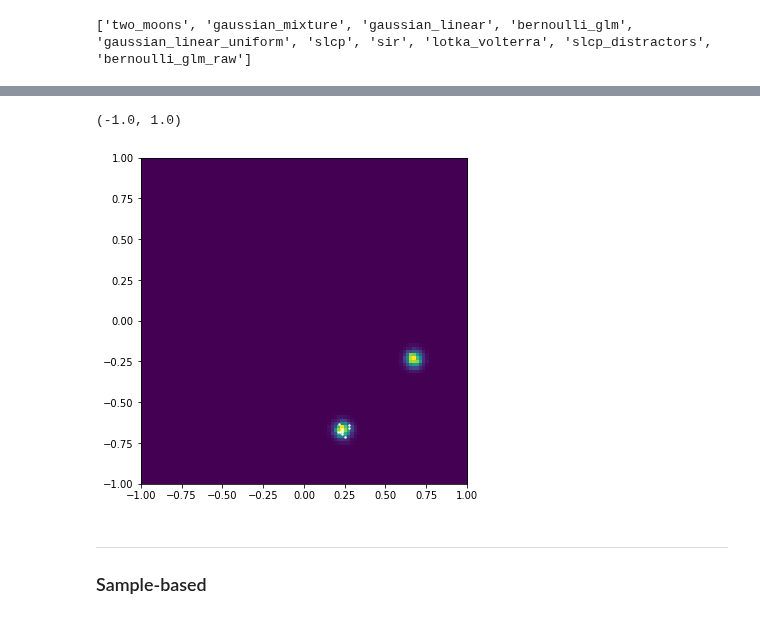
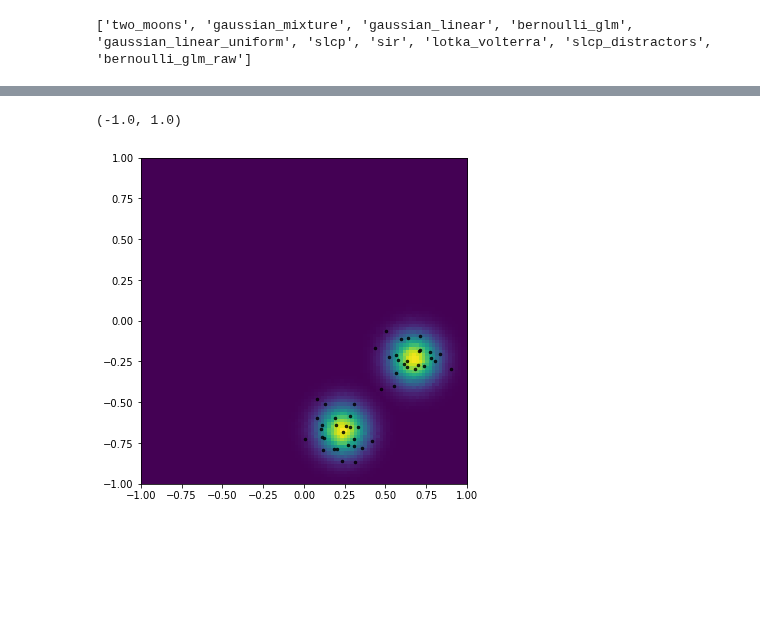
Before and after one commit to mackelab/neuralgbi, a Jupyter notebook: paper/fig2/notebooks/01_grid_posterior.ipynb, the cells around one changed output, grey strips where cells are left out. Drawn from its saved outputs; the diff is of its cells as text; code cells hidden in the pictures; blank space fills up the shorter version.

Commit message:
working on amortized distance estimator

```diff
--- a/paper/fig2/notebooks/01_grid_posterior.ipynb
+++ b/paper/fig2/notebooks/01_grid_posterior.ipynb
@@ -91,6 +77,6 @@ gl = reference_generalized_loglikelihood(thetas, x_o, xs, mse_dist, log_prob_fn)
 gl = torch.reshape(gl, th_res)
 # %%
-beta = 1
+beta = 100
 plt.figure(figsize=(6,6))
 _ = plt.imshow((gl * -beta).exp().numpy().T, extent=[-1,1,-1,1], origin='lower')
 # %% [output]
@@ -102,14 +84,18 @@ from sbi.utils import BoxUniform
 # %%
 class GBIPotential(BasePotential):
     allow_iid_x = False
-    def __init__(self, prior, x_o, gen_llh_fn, beta=1.):
+    def __init__(self, prior, x_o, gen_llh_fn, lh_type, beta=1.):
         super().__init__(prior, x_o)
         self.gen_llh_fn = gen_llh_fn
+        self.lh_type = lh_type
 
     def __call__(self, theta, track_gradients = True):
-        # integral based
-        # return -beta * self.gen_llh_fn(theta, self.x_o, xs, mse_dist, log_prob_fn) + self.prior.log_prob(theta)
-
-        # sampled based
-        return -beta * self.gen_llh_fn(theta, self.x_o, mse_dist, simulator, n_per_theta=500) + self.prior.log_prob(theta)
+        # should fix this, some global variables are accessed here, e.g.,
+        # xs, which is the x_grid, the distance_func, the simulator, etc.
+        if self.lh_type == 'integral':
+            # integral based
+            return -beta * self.gen_llh_fn(theta, self.x_o, xs, dx, mse_dist, log_prob_fn) + self.prior.log_prob(theta)
+        elif self.lh_type == 'sample':
+            # sampled based
+            return -beta * self.gen_llh_fn(theta, self.x_o, mse_dist, simulator, n_per_theta=500) + self.prior.log_prob(theta)
 # %%
@@ -124,11 +118,19 @@ theta_np = theta_posterior_samples.numpy()
+# %%
+simulator = task.get_simulator()
+gl_sample = reference_generalized_loglikelihood_samples(thetas, x_o, mse_dist, simulator, n_per_theta=500)
+gl_sample = torch.reshape(gl_sample, th_res)
+# %%
+# sample-based samples
+beta = 100
+gbi_potential_sample = GBIPotential(prior, x_o, reference_generalized_loglikelihood_samples, lh_type='sample', beta=beta)
+sampler = RejectionPosterior(gbi_potential_sample, prior)
+theta_posterior_samples = sampler.sample((50,))
+theta_np_sample = theta_posterior_samples.numpy()
 # %%
 plt.figure(figsize=(6,6))
-plt.imshow((-beta*gl).exp().numpy().T, extent=[-1,1,-1,1], origin='lower')
-plt.plot(theta_np[:,0], theta_np[:,1], 'w.', ms=3, alpha=0.8)
+plt.imshow((-beta*gl_sample).exp().numpy().T, extent=[-1,1,-1,1], origin='lower')
+plt.plot(theta_np_sample[:,0], theta_np_sample[:,1], 'k.', ms=5, alpha=0.8)
 plt.xlim([-1,1]); plt.ylim([-1,1])
 # %% [output]
 (-1.0, 1.0)
-[figure, old version]
+[figure, new version]
-# %% [markdown]
----
-### Sample-based
```
Also changed, not shown: parts of 13 cells of this notebook, 3 other files.
